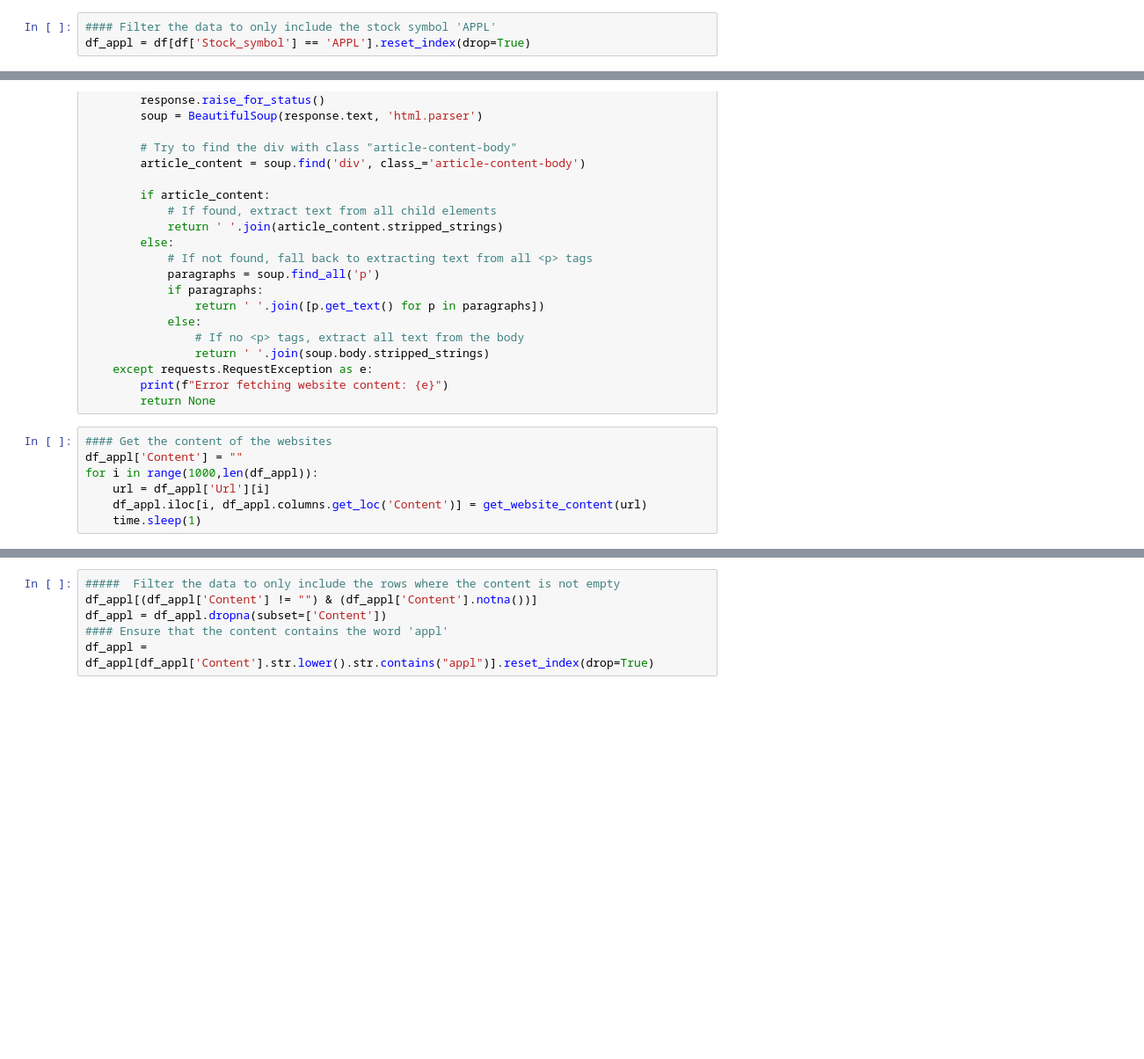
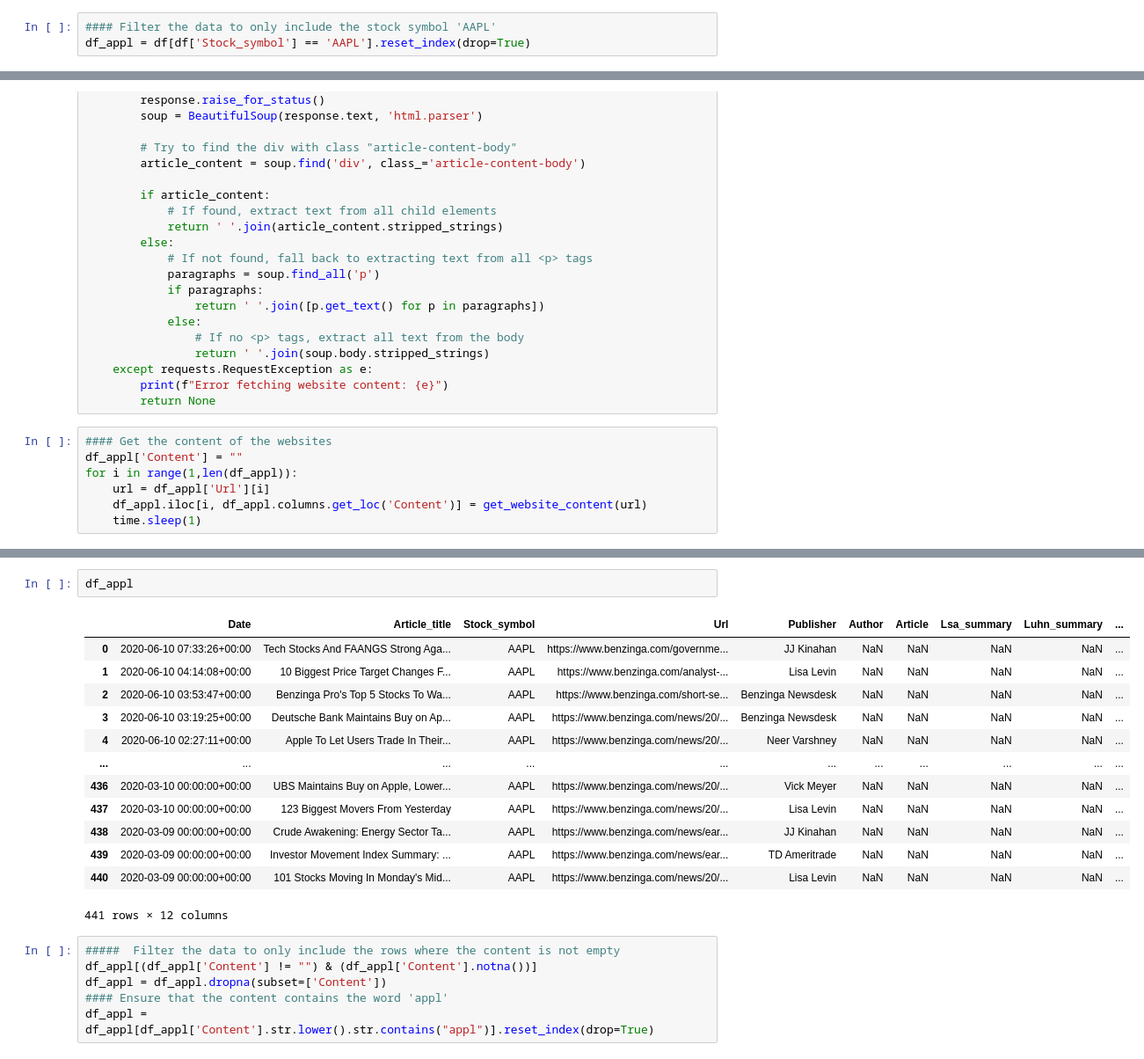
Before and after one commit to aditj/sociallearningllm, a Jupyter notebook: finance.ipynb, the cells around one changed output, grey strips where cells are left out. Shown: that part at 88% size. Saved outputs shown, nothing was run; the diff lists cells and outputs as text; blank space fills up the shorter version.

```diff
--- a/finance.ipynb
+++ b/finance.ipynb
@@ -17,8 +17,8 @@ df = pd.read_csv('./data/All_external.csv', nrows=1000000)
 ### Convert the Date column to datetime
 df['Date']=pd.to_datetime(df['Date'])
 # %%
-#### Filter the data to only include the stock symbol 'APPL'
-df_appl = df[df['Stock_symbol'] == 'APPL'].reset_index(drop=True)
+#### Filter the data to only include the stock symbol 'AAPL'
+df_appl = df[df['Stock_symbol'] == 'AAPL'].reset_index(drop=True)
 # %%
 ### Load the full history of APPL stock (price, volume, etc)
 df_a = pd.read_csv("./data/full_history/AAPL.csv")
@@ -50,7 +50,7 @@ def get_website_content(url):
 # %%
 #### Get the content of the websites
 df_appl['Content'] = ""
-for i in range(1000,len(df_appl)):
+for i in range(1,len(df_appl)):
     url = df_appl['Url'][i]
     df_appl.iloc[i, df_appl.columns.get_loc('Content')] = get_website_content(url)
     time.sleep(1)
@@ -57,3 +75,19 @@ for i in range(1000,len(df_appl)):
+# %%
+df_appl
+# %% [output]
+|  | Date | Article_title | Stock_symbol | Url | Publisher | Author | Article | Lsa_summary | Luhn_summary | ... |
+| 0 | 2020-06-10 07:33:26+00:00 | Tech Stocks And FAANGS Strong Aga... | AAPL | https://www.benzinga.com/governme... | JJ Kinahan | NaN | NaN | NaN | NaN | ... |
+| 1 | 2020-06-10 04:14:08+00:00 | 10 Biggest Price Target Changes F... | AAPL | https://www.benzinga.com/analyst-... | Lisa Levin | NaN | NaN | NaN | NaN | ... |
+| 2 | 2020-06-10 03:53:47+00:00 | Benzinga Pro's Top 5 Stocks To Wa... | AAPL | https://www.benzinga.com/short-se... | Benzinga Newsdesk | NaN | NaN | NaN | NaN | ... |
+| 3 | 2020-06-10 03:19:25+00:00 | Deutsche Bank Maintains Buy on Ap... | AAPL | https://www.benzinga.com/news/20/... | Benzinga Newsdesk | NaN | NaN | NaN | NaN | ... |
+| 4 | 2020-06-10 02:27:11+00:00 | Apple To Let Users Trade In Their... | AAPL | https://www.benzinga.com/news/20/... | Neer Varshney | NaN | NaN | NaN | NaN | ... |
+| ... | ... | ... | ... | ... | ... | ... | ... | ... | ... | ... |
+| 436 | 2020-03-10 00:00:00+00:00 | UBS Maintains Buy on Apple, Lower... | AAPL | https://www.benzinga.com/news/20/... | Vick Meyer | NaN | NaN | NaN | NaN | ... |
+| 437 | 2020-03-10 00:00:00+00:00 | 123 Biggest Movers From Yesterday | AAPL | https://www.benzinga.com/news/20/... | Lisa Levin | NaN | NaN | NaN | NaN | ... |
+| 438 | 2020-03-09 00:00:00+00:00 | Crude Awakening: Energy Sector Ta... | AAPL | https://www.benzinga.com/news/ear... | JJ Kinahan | NaN | NaN | NaN | NaN | ... |
+| 439 | 2020-03-09 00:00:00+00:00 | Investor Movement Index Summary: ... | AAPL | https://www.benzinga.com/news/ear... | TD Ameritrade | NaN | NaN | NaN | NaN | ... |
+| 440 | 2020-03-09 00:00:00+00:00 | 101 Stocks Moving In Monday's Mid... | AAPL | https://www.benzinga.com/news/20/... | Lisa Levin | NaN | NaN | NaN | NaN | ... |
+441 rows × 12 columns
 # %%
 #####  Filter the data to only include the rows where the content is not empty
 df_appl[(df_appl['Content'] != "") & (df_appl['Content'].notna())]
```
Also changed, not shown: parts of 9 cells of this notebook, 18 other files.
